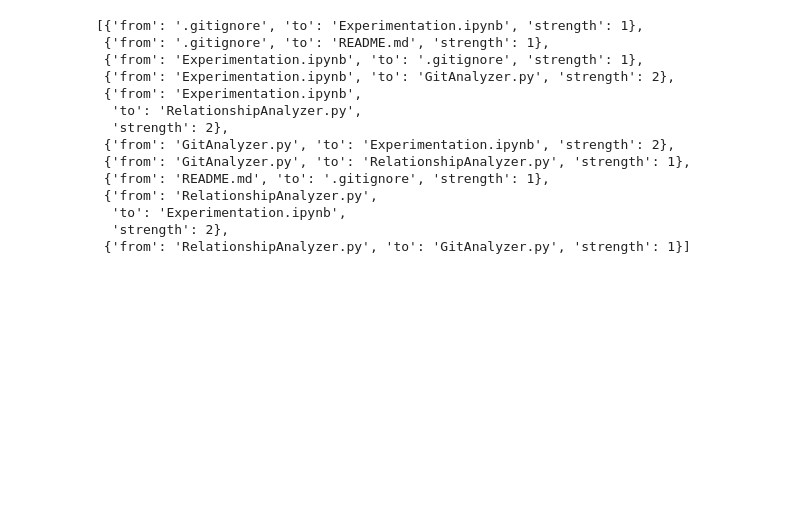
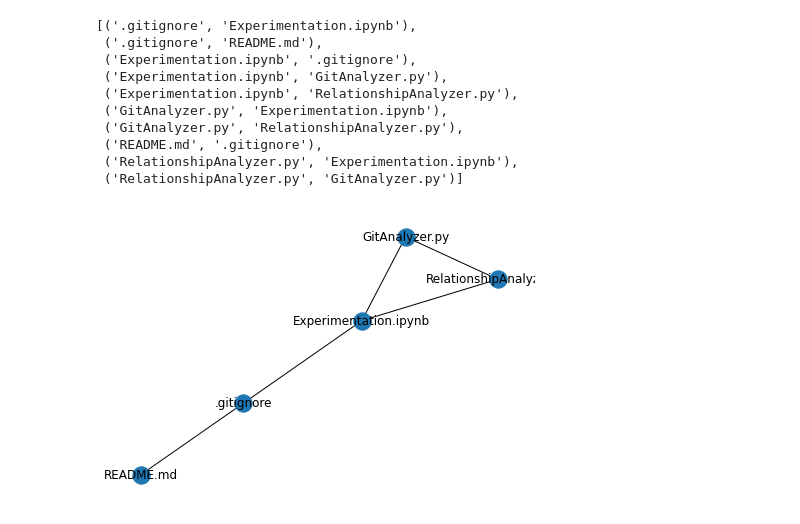
Before and after one commit to IntegerMan/GitVisualizer, a Jupyter notebook: Experimentation.ipynb, the cells around one changed output. Cells and saved outputs as stored; diff of their text form; code cells hidden in the pictures; blank space fills up the shorter version.

Commit message:
Early network graph

```diff
--- a/Experimentation.ipynb
+++ b/Experimentation.ipynb
@@ -78,21 +77,28 @@ grouped
 # %%
-from RelationshipAnalyzer import build_edge_list
+from RelationshipAnalyzer import build_edge_tuples
 
-edges = build_edge_list(grouped)
+edges = build_edge_tuples(grouped)
 edges
 # %% [output]
-[{'from': '.gitignore', 'to': 'Experimentation.ipynb', 'strength': 1},
- {'from': '.gitignore', 'to': 'README.md', 'strength': 1},
- {'from': 'Experimentation.ipynb', 'to': '.gitignore', 'strength': 1},
- {'from': 'Experimentation.ipynb', 'to': 'GitAnalyzer.py', 'strength': 2},
- {'from': 'Experimentation.ipynb',
-  'to': 'RelationshipAnalyzer.py',
-  'strength': 2},
- {'from': 'GitAnalyzer.py', 'to': 'Experimentation.ipynb', 'strength': 2},
- {'from': 'GitAnalyzer.py', 'to': 'RelationshipAnalyzer.py', 'strength': 1},
- {'from': 'README.md', 'to': '.gitignore', 'strength': 1},
- {'from': 'RelationshipAnalyzer.py',
-  'to': 'Experimentation.ipynb',
-  'strength': 2},
- {'from': 'RelationshipAnalyzer.py', 'to': 'GitAnalyzer.py', 'strength': 1}]
+[('.gitignore', 'Experimentation.ipynb'),
+ ('.gitignore', 'README.md'),
+ ('Experimentation.ipynb', '.gitignore'),
+ ('Experimentation.ipynb', 'GitAnalyzer.py'),
+ ('Experimentation.ipynb', 'RelationshipAnalyzer.py'),
+ ('GitAnalyzer.py', 'Experimentation.ipynb'),
+ ('GitAnalyzer.py', 'RelationshipAnalyzer.py'),
+ ('README.md', '.gitignore'),
+ ('RelationshipAnalyzer.py', 'Experimentation.ipynb'),
+ ('RelationshipAnalyzer.py', 'GitAnalyzer.py')]
+# %%
+import networkx as nx
+import matplotlib.pyplot as plt
+
+G = nx.Graph()
+G.add_nodes_from(grouped.index)
+G.add_edges_from(edges)
+
+nx.draw(G, with_labels=True, cmap=plt.cm.Set1)
+# %% [output]
+[figure, added]
 # %%
```
Also changed, not shown: parts of 4 cells of this notebook, 1 other file.
